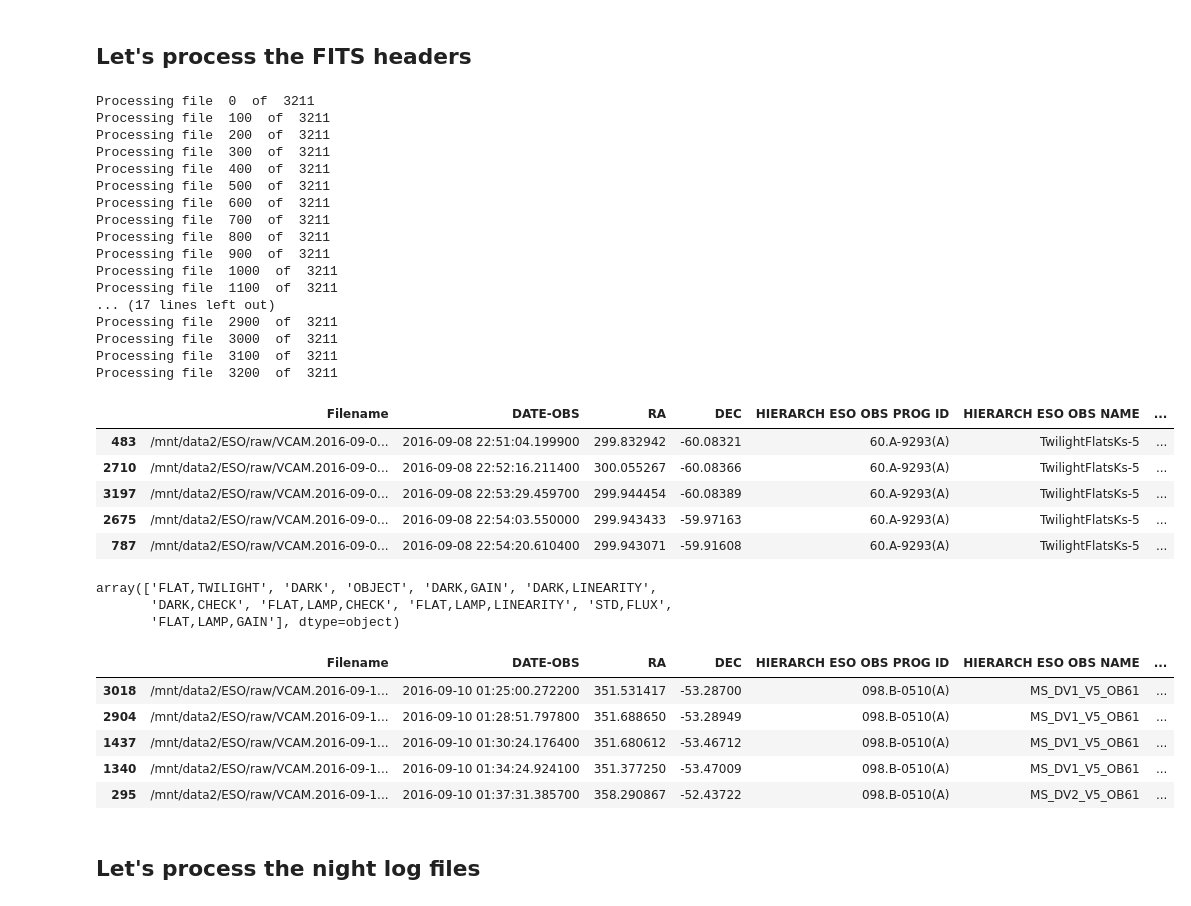
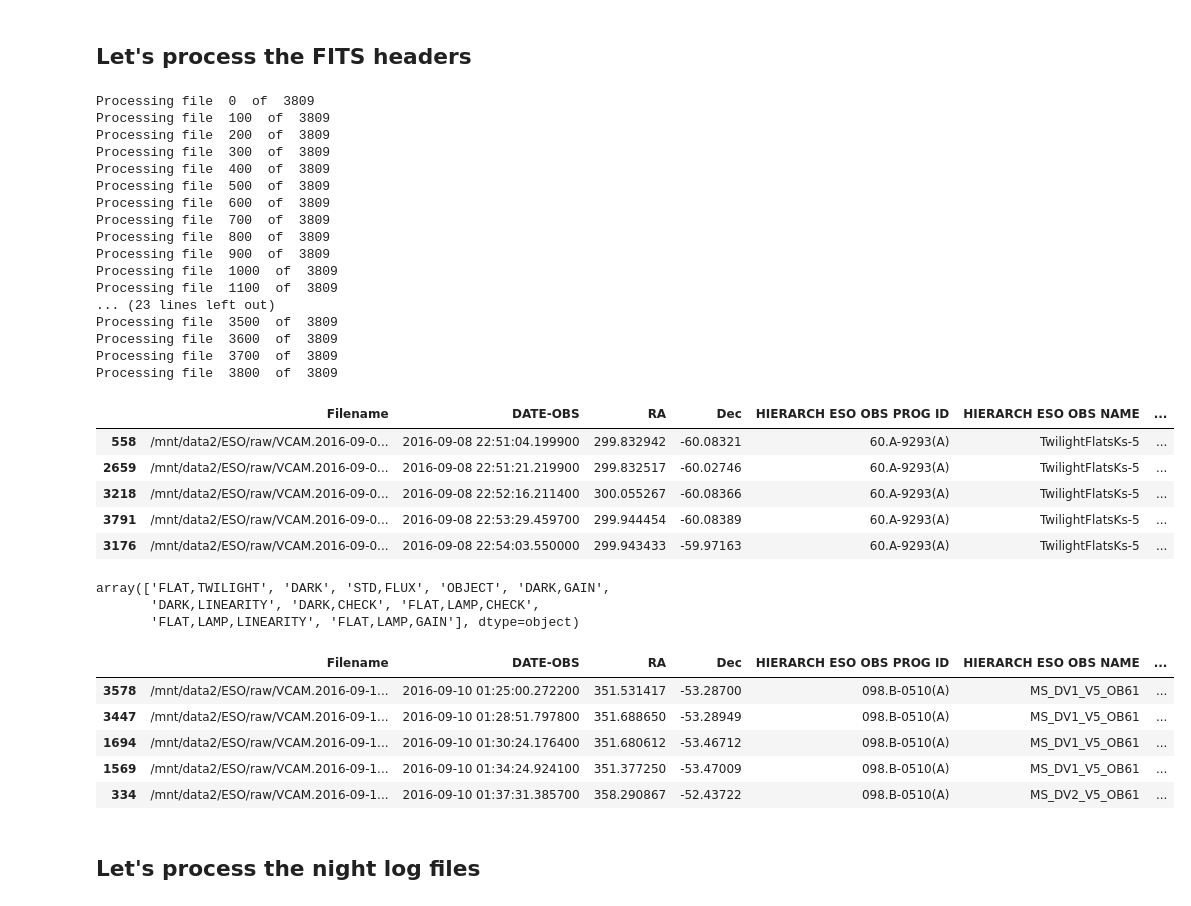
Before and after one commit to rpmunoz/magellanic_stream, a Jupyter notebook: notebooks/Analysis_of_ESO_data.ipynb, the cells around one changed output. Saved outputs shown, nothing was run; the diff lists cells and outputs as text; code cells hidden in the pictures.

Commit message:
Improved notebook for analysis of ESO raw data

```diff
--- a/notebooks/Analysis_of_ESO_data.ipynb
+++ b/notebooks/Analysis_of_ESO_data.ipynb
@@ -26,7 +30,14 @@ header_keys = ['DATE-OBS', 'RA', 'DEC', \
     'HIERARCH ESO OBS PROG ID', 'HIERARCH ESO OBS NAME', 'HIERARCH ESO DPR TYPE', \
     'HIERARCH ESO INS FILT1 NAME', 'HIERARCH ESO DET DIT', 'HIERARCH ESO DET NDIT', \
     'HIERARCH ESO TPL ID', 'HIERARCH ESO TPL NEXP', 'HIERARCH ESO TPL EXPNO', \
-    'JITTR_ID', 'NJITTER', 'JITTER_I']
+    'OFFST_ID','NOFFSETS', 'OFFSET_I', \
+    'JITTR_ID','NJITTER', 'JITTER_I']
+
+survey_info= pd.DataFrame([{'Tile':1, 'RA':'23:26:07.46', 'Dec':'-53:28:13.7'}, \
+              {'Tile':2, 'RA':'23:53:46.15', 'Dec':'-52:32:21.7'}, \
+              {'Tile':3, 'RA':'00:22:34.67', 'Dec':'-51:17:37.6'}, \
+              {'Tile':4, 'RA':'00:53:43.00', 'Dec':'-49:36:27.2'}, \
+              {'Tile':5, 'RA':'01:03:22.85', 'Dec':'-48:35:37.4'}], columns=['Tile', 'RA','Dec'])
 # %%
 im_files = glob.glob( os.path.join(im_folder,  im_pattern))
 print("Number of images: ", len(im_files))
@@ -55,52 +66,53 @@ for i, im_file in enumerate(im_files):
     result['Filename'] = im_file
     survey_list.append(result)
 
-survey_df = pd.DataFrame(survey_list, columns=['Filename']+header_keys+['FWHM','ESOGRADE'])
+survey_df = pd.DataFrame(survey_list, columns=['Filename']+header_keys)
 survey_df['DATE-OBS']=pd.to_datetime(survey_df['DATE-OBS'])
+survey_df.rename(columns={'DEC':'Dec'}, inplace=True)
 survey_df.sort_values('DATE-OBS', inplace=True)
 # %% [output]
-Processing file  0  of  3211
-Processing file  100  of  3211
-Processing file  200  of  3211
-Processing file  300  of  3211
-Processing file  400  of  3211
-Processing file  500  of  3211
-Processing file  600  of  3211
-Processing file  700  of  3211
-Processing file  800  of  3211
-Processing file  900  of  3211
-Processing file  1000  of  3211
-Processing file  1100  of  3211
-... (17 lines left out)
-Processing file  2900  of  3211
-Processing file  3000  of  3211
-Processing file  3100  of  3211
-Processing file  3200  of  3211
+Processing file  0  of  3809
+Processing file  100  of  3809
+Processing file  200  of  3809
+Processing file  300  of  3809
+Processing file  400  of  3809
+Processing file  500  of  3809
+Processing file  600  of  3809
+Processing file  700  of  3809
+Processing file  800  of  3809
+Processing file  900  of  3809
+Processing file  1000  of  3809
+Processing file  1100  of  3809
+... (23 lines left out)
+Processing file  3500  of  3809
+Processing file  3600  of  3809
+Processing file  3700  of  3809
+Processing file  3800  of  3809
 # %%
 survey_df.head()
 # %% [output]
-|  | Filename | DATE-OBS | RA | DEC | HIERARCH ESO OBS PROG ID | HIERARCH ESO OBS NAME | ... |
-| 483 | /mnt/data2/ESO/raw/VCAM.2016-09-0... | 2016-09-08 22:51:04.199900 | 299.832942 | -60.08321 | 60.A-9293(A) | TwilightFlatsKs-5 | ... |
-| 2710 | /mnt/data2/ESO/raw/VCAM.2016-09-0... | 2016-09-08 22:52:16.211400 | 300.055267 | -60.08366 | 60.A-9293(A) | TwilightFlatsKs-5 | ... |
-| 3197 | /mnt/data2/ESO/raw/VCAM.2016-09-0... | 2016-09-08 22:53:29.459700 | 299.944454 | -60.08389 | 60.A-9293(A) | TwilightFlatsKs-5 | ... |
-| 2675 | /mnt/data2/ESO/raw/VCAM.2016-09-0... | 2016-09-08 22:54:03.550000 | 299.943433 | -59.97163 | 60.A-9293(A) | TwilightFlatsKs-5 | ... |
-| 787 | /mnt/data2/ESO/raw/VCAM.2016-09-0... | 2016-09-08 22:54:20.610400 | 299.943071 | -59.91608 | 60.A-9293(A) | TwilightFlatsKs-5 | ... |
+|  | Filename | DATE-OBS | RA | Dec | HIERARCH ESO OBS PROG ID | HIERARCH ESO OBS NAME | ... |
+| 558 | /mnt/data2/ESO/raw/VCAM.2016-09-0... | 2016-09-08 22:51:04.199900 | 299.832942 | -60.08321 | 60.A-9293(A) | TwilightFlatsKs-5 | ... |
+| 2659 | /mnt/data2/ESO/raw/VCAM.2016-09-0... | 2016-09-08 22:51:21.219900 | 299.832517 | -60.02746 | 60.A-9293(A) | TwilightFlatsKs-5 | ... |
+| 3218 | /mnt/data2/ESO/raw/VCAM.2016-09-0... | 2016-09-08 22:52:16.211400 | 300.055267 | -60.08366 | 60.A-9293(A) | TwilightFlatsKs-5 | ... |
+| 3791 | /mnt/data2/ESO/raw/VCAM.2016-09-0... | 2016-09-08 22:53:29.459700 | 299.944454 | -60.08389 | 60.A-9293(A) | TwilightFlatsKs-5 | ... |
+| 3176 | /mnt/data2/ESO/raw/VCAM.2016-09-0... | 2016-09-08 22:54:03.550000 | 299.943433 | -59.97163 | 60.A-9293(A) | TwilightFlatsKs-5 | ... |
 # %%
 survey_df['HIERARCH ESO DPR TYPE'].unique()
 # %% [output]
-array(['FLAT,TWILIGHT', 'DARK', 'OBJECT', 'DARK,GAIN', 'DARK,LINEARITY',
-       'DARK,CHECK', 'FLAT,LAMP,CHECK', 'FLAT,LAMP,LINEARITY', 'STD,FLUX',
-       'FLAT,LAMP,GAIN'], dtype=object)
+array(['FLAT,TWILIGHT', 'DARK', 'STD,FLUX', 'OBJECT', 'DARK,GAIN',
+       'DARK,LINEARITY', 'DARK,CHECK', 'FLAT,LAMP,CHECK',
+       'FLAT,LAMP,LINEARITY', 'FLAT,LAMP,GAIN'], dtype=object)
 # %%
-survey_science = survey_df[survey_df['HIERARCH ESO DPR TYPE']=='OBJECT']
-survey_science.head()
+survey_science_df = survey_df[survey_df['HIERARCH ESO DPR TYPE']=='OBJECT'].copy()
+survey_science_df.head()
 # %% [output]
-|  | Filename | DATE-OBS | RA | DEC | HIERARCH ESO OBS PROG ID | HIERARCH ESO OBS NAME | ... |
-| 3018 | /mnt/data2/ESO/raw/VCAM.2016-09-1... | 2016-09-10 01:25:00.272200 | 351.531417 | -53.28700 | 098.B-0510(A) | MS_DV1_V5_OB61 | ... |
-| 2904 | /mnt/data2/ESO/raw/VCAM.2016-09-1... | 2016-09-10 01:28:51.797800 | 351.688650 | -53.28949 | 098.B-0510(A) | MS_DV1_V5_OB61 | ... |
-| 1437 | /mnt/data2/ESO/raw/VCAM.2016-09-1... | 2016-09-10 01:30:24.176400 | 351.680612 | -53.46712 | 098.B-0510(A) | MS_DV1_V5_OB61 | ... |
-| 1340 | /mnt/data2/ESO/raw/VCAM.2016-09-1... | 2016-09-10 01:34:24.924100 | 351.377250 | -53.47009 | 098.B-0510(A) | MS_DV1_V5_OB61 | ... |
-| 295 | /mnt/data2/ESO/raw/VCAM.2016-09-1... | 2016-09-10 01:37:31.385700 | 358.290867 | -52.43722 | 098.B-0510(A) | MS_DV2_V5_OB61 | ... |
+|  | Filename | DATE-OBS | RA | Dec | HIERARCH ESO OBS PROG ID | HIERARCH ESO OBS NAME | ... |
+| 3578 | /mnt/data2/ESO/raw/VCAM.2016-09-1... | 2016-09-10 01:25:00.272200 | 351.531417 | -53.28700 | 098.B-0510(A) | MS_DV1_V5_OB61 | ... |
+| 3447 | /mnt/data2/ESO/raw/VCAM.2016-09-1... | 2016-09-10 01:28:51.797800 | 351.688650 | -53.28949 | 098.B-0510(A) | MS_DV1_V5_OB61 | ... |
+| 1694 | /mnt/data2/ESO/raw/VCAM.2016-09-1... | 2016-09-10 01:30:24.176400 | 351.680612 | -53.46712 | 098.B-0510(A) | MS_DV1_V5_OB61 | ... |
+| 1569 | /mnt/data2/ESO/raw/VCAM.2016-09-1... | 2016-09-10 01:34:24.924100 | 351.377250 | -53.47009 | 098.B-0510(A) | MS_DV1_V5_OB61 | ... |
+| 334 | /mnt/data2/ESO/raw/VCAM.2016-09-1... | 2016-09-10 01:37:31.385700 | 358.290867 | -52.43722 | 098.B-0510(A) | MS_DV2_V5_OB61 | ... |
 # %% [markdown]
 ## Let's process the night log files
 # %%
```
Also changed, not shown: parts of 19 cells of this notebook.
